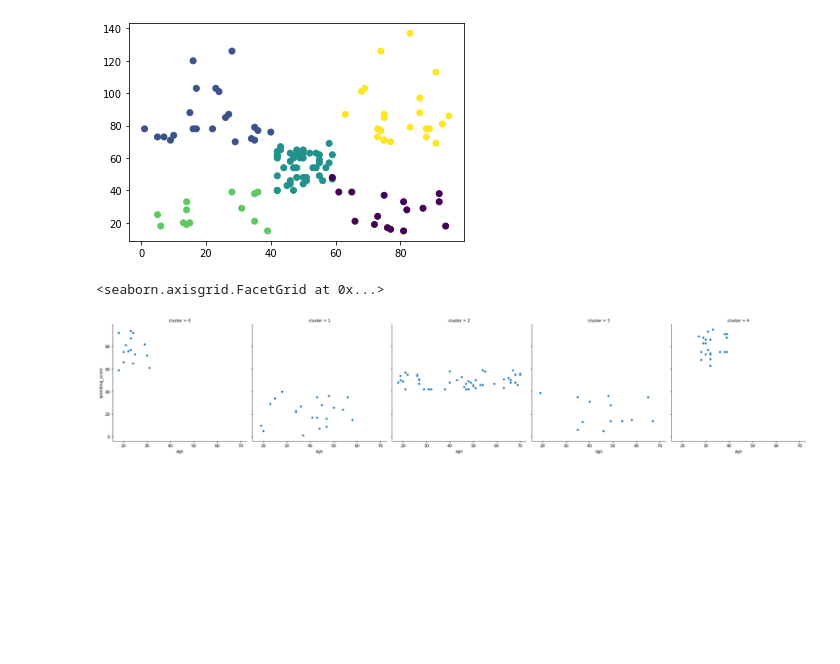
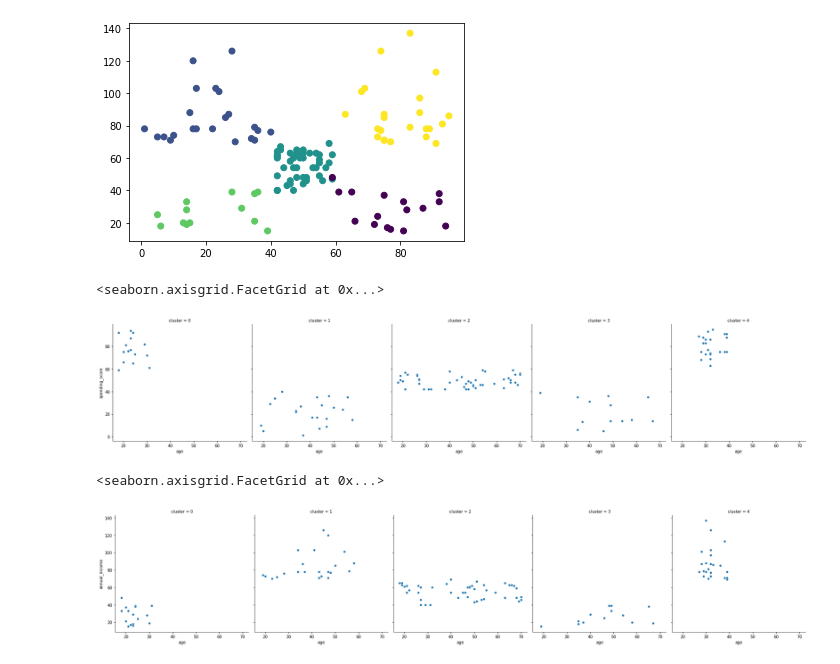
Before and after one commit to CodeupClassroom/darden-clustering, a Jupyter notebook: modeling_exercise.ipynb, the cells around one changed output. Drawn from its saved outputs; the diff is of its cells as text; code cells hidden in the pictures; blank space fills up the shorter version.

```diff
--- a/modeling_exercise.ipynb
+++ b/modeling_exercise.ipynb
@@ -265,3 +265,8 @@ sns.relplot(x="age", y="spending_score", col="cluster", data=train)
 # %% [output]
 <seaborn.axisgrid.FacetGrid at 0x...>
 [figure]
+# %%
+sns.relplot(x="age", y="annual_income", col="cluster", data=train)
+# %% [output]
+<seaborn.axisgrid.FacetGrid at 0x...>
+[figure, added]
```
Also changed, not shown: parts of 2 cells of this notebook.
